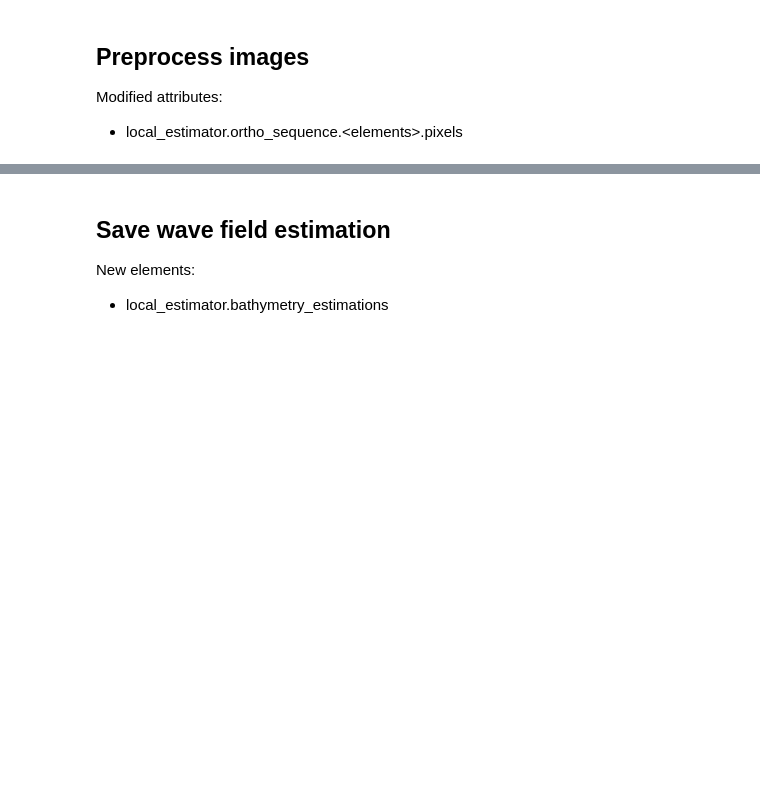
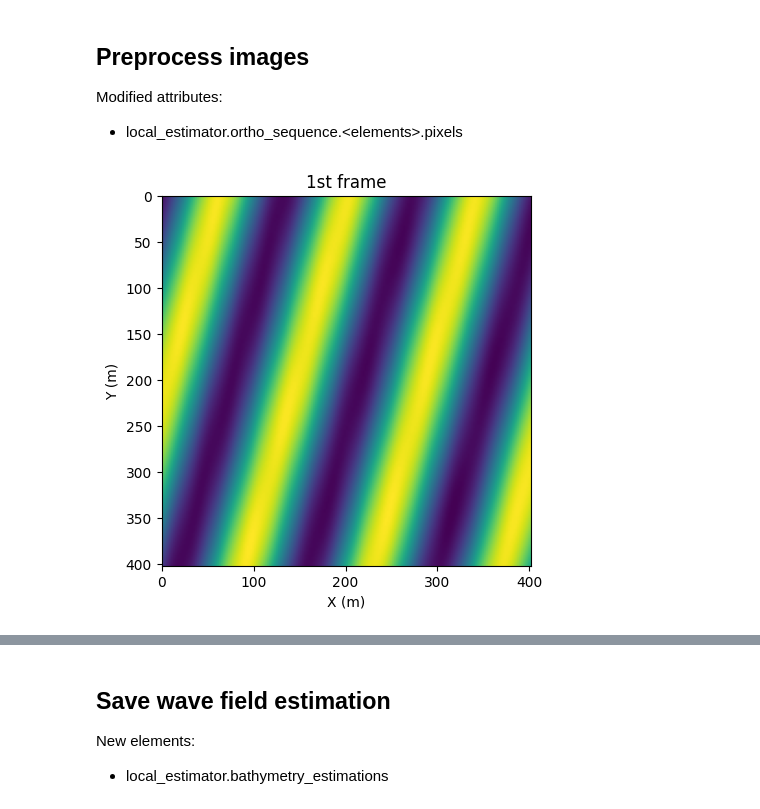
Before and after one commit to cadauxe/S2Shores, a Jupyter notebook: notebooks/temporal_correlation.ipynb, the cells around one changed output, grey strips where cells are left out. Saved outputs shown, nothing was run; the diff lists cells and outputs as text; code cells hidden in the pictures; blank space fills up the shorter version.

```diff
--- a/notebooks/temporal_correlation.ipynb
+++ b/notebooks/temporal_correlation.ipynb
@@ -136,13 +156,16 @@ if not(np.isfinite(ts_mean)) or ts_mean == 0:
 Modified attributes:
 - local_estimator.ortho_sequence.\<elements\>.pixels
 # %%
-from s2shores.generic_utils.image_filters import desmooth, detrend, normalise
-
 if False:
     local_estimator.preprocess_images()
 else:
     preprocessing_filters = [(normalise, [])]
 
     for image in local_estimator.ortho_sequence:
         filtered_image = image.apply_filters(preprocessing_filters)
         image.pixels = filtered_image.pixels
+
+local_estimator.build_first_frame_plot()
+plt.show()
+# %% [output]
+[figure, added]
```
Also changed, not shown: parts of 34 cells of this notebook, 6 other files.
